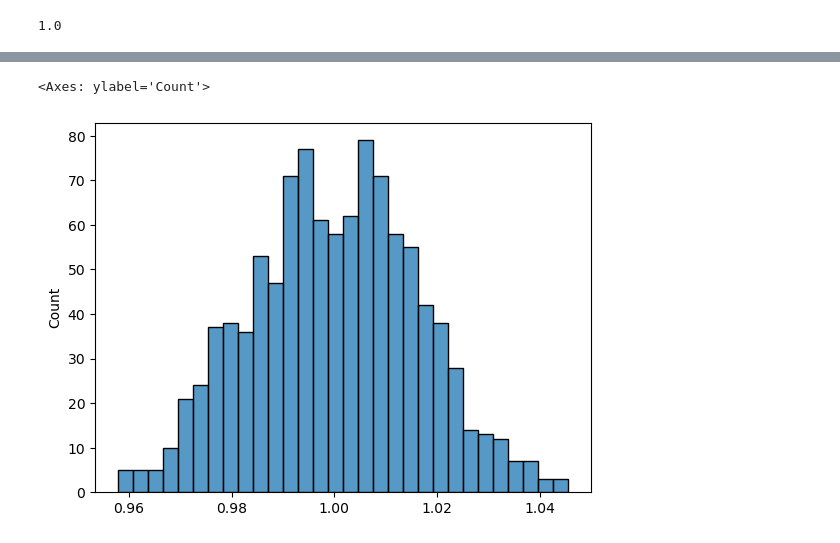
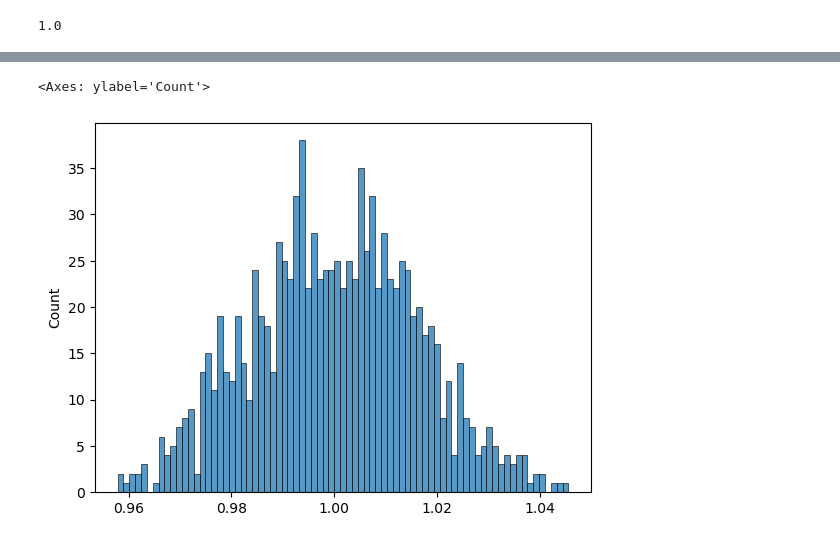
Before and after one commit to Santiq22/urban-heat-islands, a Jupyter notebook: notebooks/model_training.ipynb, the cells around one changed output, grey strips where cells are left out. Saved outputs shown, nothing was run; the diff lists cells and outputs as text; code cells hidden in the pictures.

```diff
--- a/notebooks/model_training.ipynb
+++ b/notebooks/model_training.ipynb
@@ -23,18 +23,16 @@ patch_sklearn()
 Intel(R) Extension for Scikit-learn* enabled (https://github.com/intel/scikit-learn-intelex)
 # %%
 # Read the training data
-#training_df = read_csv('../data/final_datasets/transformed_datasets/transformed_reduced_corr_smote_training_data.csv')
+training_df = read_csv('../data/final_datasets/transformed_datasets/transformed_reduced_smote&nosmote_corrected_training_data.csv')
 #training_df.drop(columns = ['air_temperature_at_surface [degC]'], inplace=True)
-df_1 = read_csv('../data/final_datasets/transformed_datasets/transformed_reduced_smote_training_data.csv')
-df_1.rename(columns = {"UHI Index binned" : "UHI Index"}, inplace = True)
-df_2 = read_csv('../data/final_datasets/transformed_datasets/transformed_reduced_training_data.csv')
-df_2.drop(columns = ['means_clusters'], inplace = True)
-training_df = concat((df_1, df_2), axis = 0)
-training_df.drop_duplicates(subset = training_df.columns[:-1], keep = 'last', inplace = True)
+#df_1 = read_csv('../data/final_datasets/transformed_datasets/transformed_reduced_smote_training_data.csv')
+#df_1.rename(columns = {"UHI Index binned" : "UHI Index"}, inplace = True)
+#df_2 = read_csv('../data/final_datasets/transformed_datasets/transformed_reduced_training_data.csv')
+#training_df = concat((df_1, df_2), axis = 0)
+#training_df.drop_duplicates(subset = training_df.columns[:-1], keep = 'last', inplace = True)
 
 # Read the test data
 test_df = read_csv('../data/final_datasets/transformed_datasets/transformed_reduced_test_data.csv')
-test_df.drop(columns = ['means_clusters'], inplace=True)
 
 # Read the submission data
 submission_df = read_csv('../data/initial_datasets/Submission_template_UHI2025-v2.csv')
@@ -138,7 +136,7 @@ model = KNeighborsRegressor(algorithm = 'auto',
                             metric = 'manhattan',
                             metric_params = None,
                             n_jobs = 1,
-                            n_neighbors = 2,
+                            n_neighbors = 3,
                             p = 2,
                             weights = 'distance')
 
@@ -153,7 +151,7 @@ model = KNeighborsRegressor(algorithm = 'auto',
                             random_state = 10)
 estimators = [('xgbr', xgbr), ('knnr', knnr), ('rfr', rfr)]
 model = VotingRegressor(estimators = estimators)"""
-#model = AdaBoostRegressor(estimator = KNeighborsRegressor(algorithm = 'auto', leaf_size = 30, metric = 'manhattan', metric_params = None, n_jobs = 1, n_neighbors = 2, p = 2, weights = 'distance'),
+#model = AdaBoostRegressor(estimator = KNeighborsRegressor(algorithm = 'auto', leaf_size = 30, metric = 'manhattan', metric_params = None, n_jobs = 1, n_neighbors = 3, p = 2, weights = 'distance'),
 #                          random_state = 10)
 #model.fit(X, y, sample_weight = w)
 model.fit(X, y)
@@ -401,10 +415,10 @@ gamma = 8.336928029145515e-07, max_depth = 15, min_child_weight = 0.000105849409
 # Make predictions on the test data
 predictions = model.predict(X_test)
 # %%
-histplot(predictions, bins=30)
+histplot(predictions, bins=77)
 # %% [output]
 <Axes: ylabel='Count'>
-[figure, old version]
+[figure, new version]
 # %%
 # Replace predictions of test data on submission dataset
 submission_df['UHI Index'] = predictions
```
Also changed, not shown: parts of 3 cells of this notebook, 44 other files.
